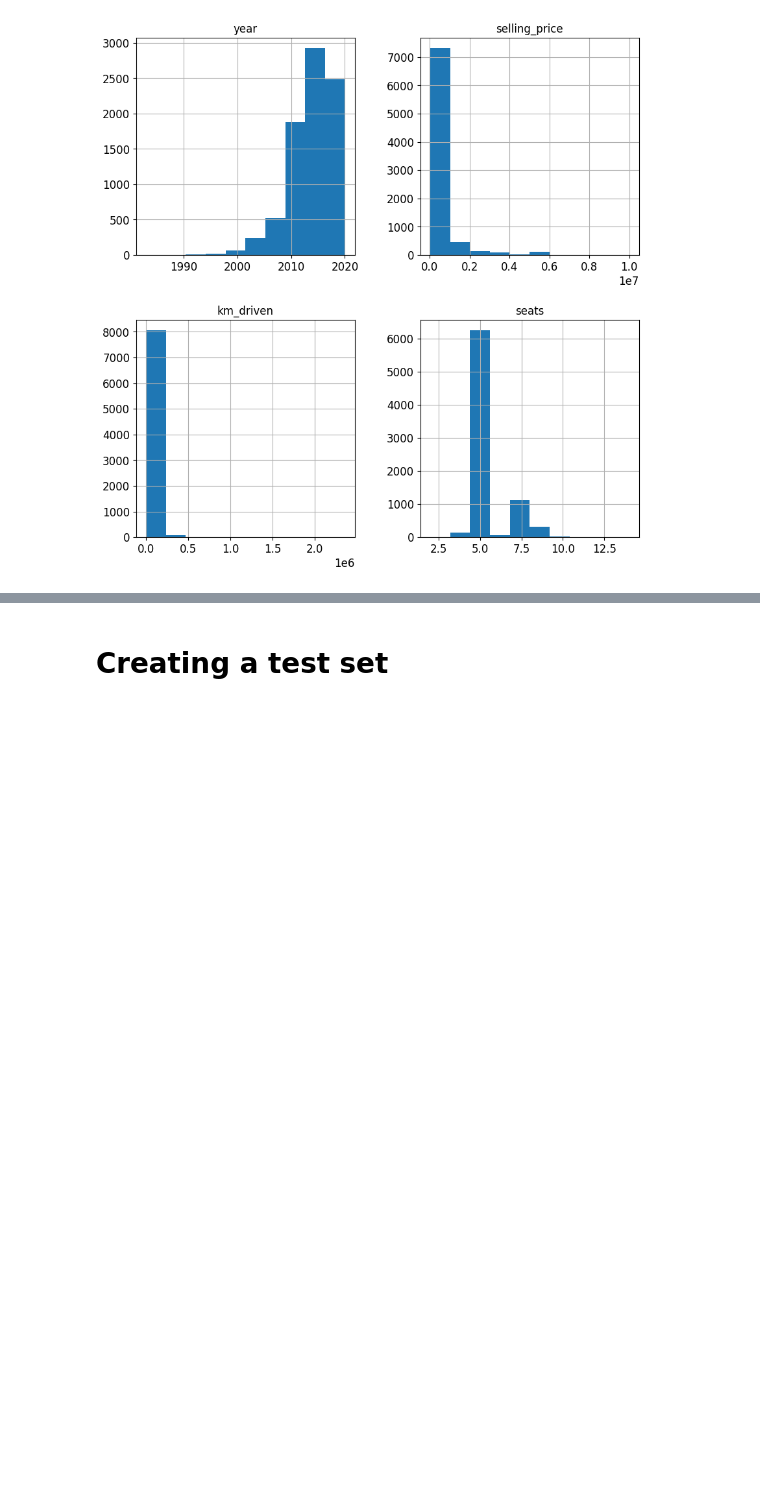
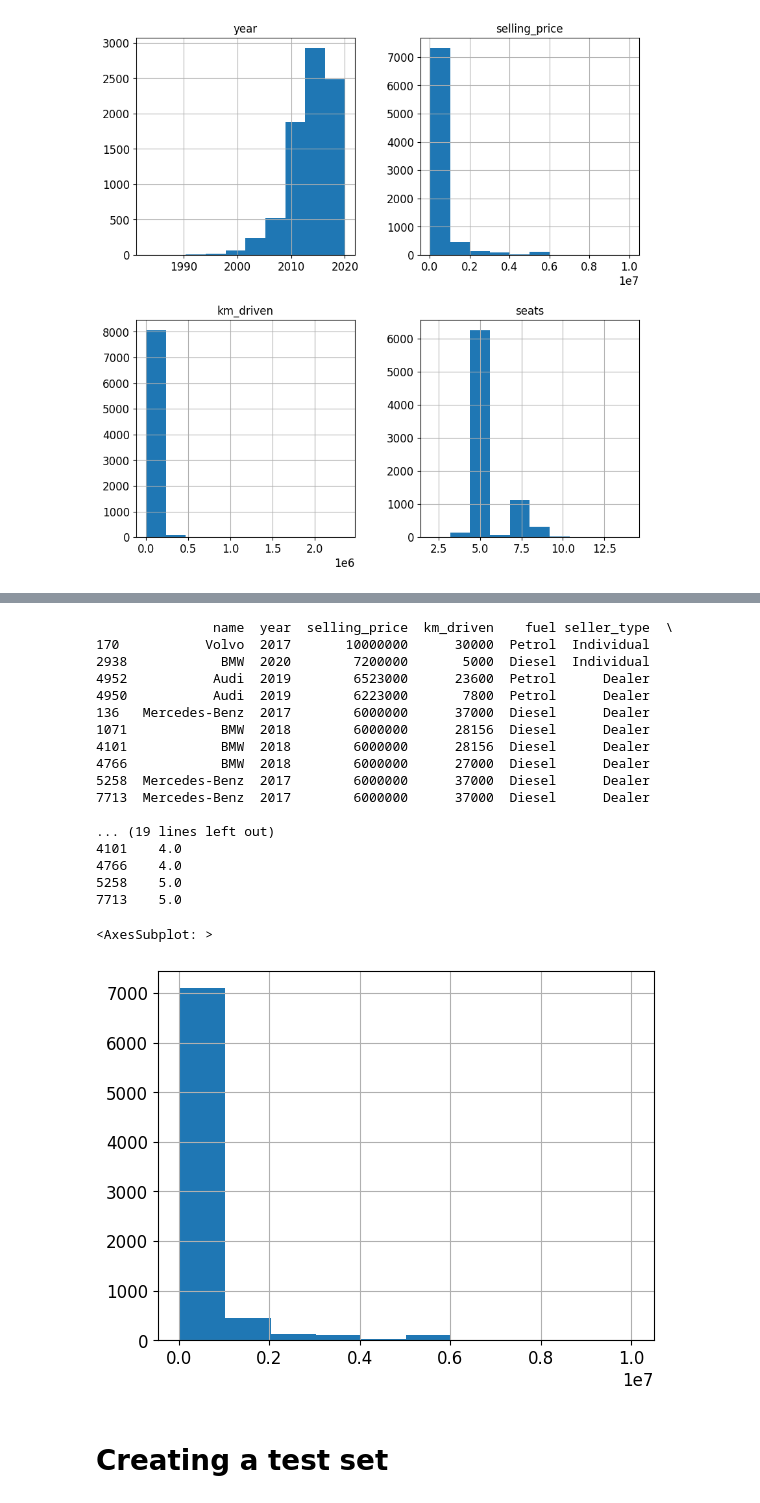
Before and after one commit to zachmort/Vehicle-Prediction, a Jupyter notebook: prediciton.ipynb, the cells around one changed output, grey strips where cells are left out. Drawn from its saved outputs; the diff is of its cells as text; code cells hidden in the pictures; blank space fills up the shorter version.

```diff
--- a/prediciton.ipynb
+++ b/prediciton.ipynb
@@ -131,0 +183,5 @@ array([[<AxesSubplot: title={'center': 'year'}>,
+# %%
+# Cleaning columns to turn into Floats
+DF_car_data['mileage_kmpl']=  DF_car_data['mileage_kmpl'].str.split().str[0]
+DF_car_data['engine_cc']=  DF_car_data['engine_cc'].str.split().str[0]
+DF_car_data['max_power_bhp']=  DF_car_data['max_power_bhp'].str.split().str[0]
@@ -131,0 +193,11 @@ array([[<AxesSubplot: title={'center': 'year'}>,
+# %%
+# Converting Data Types
+DF_car_data: pd.DataFrame = DF_car_data.astype({
+            'mileage_kmpl' : float,
+            'engine_cc' : float,
+            'max_power_bhp' : float,
+})
+# %%
+# Converting "Name" to a brand column
+DF_car_data['name'] = DF_car_data['name'].str.split().str[0]
+DF_car_data['name'].value_counts()
@@ -131,0 +222,5 @@ array([[<AxesSubplot: title={'center': 'year'}>,
+# %%
+# Dropping toruqe column (Many errors
+# and too much variability to parse through to clean the column)
+print(DF_car_data.torque.str.split())
+DF_car_data.drop('torque', axis=1, inplace=True)
@@ -132,2 +240,27 @@ array([[<AxesSubplot: title={'center': 'year'}>,
+# %%
+# Looking at distribution of the dependant variable
+print(DF_car_data.nlargest(10, 'selling_price'))
+DF_car_data.selling_price.hist()
+# 10_000_000
+# %% [output]
+               name  year  selling_price  km_driven    fuel seller_type  \
+170           Volvo  2017       10000000      30000  Petrol  Individual
+2938            BMW  2020        7200000       5000  Diesel  Individual
+4952           Audi  2019        6523000      23600  Petrol      Dealer
+4950           Audi  2019        6223000       7800  Petrol      Dealer
+136   Mercedes-Benz  2017        6000000      37000  Diesel      Dealer
+1071            BMW  2018        6000000      28156  Diesel      Dealer
+4101            BMW  2018        6000000      28156  Diesel      Dealer
+4766            BMW  2018        6000000      27000  Diesel      Dealer
+5258  Mercedes-Benz  2017        6000000      37000  Diesel      Dealer
+7713  Mercedes-Benz  2017        6000000      37000  Diesel      Dealer
+
+... (19 lines left out)
+4101    4.0
+4766    4.0
+5258    5.0
+7713    5.0
+<AxesSubplot: >
+[figure, added]
 # %% [markdown]
 # Creating a test set
```
Also changed, not shown: parts of 48 cells of this notebook, 1 other file.
